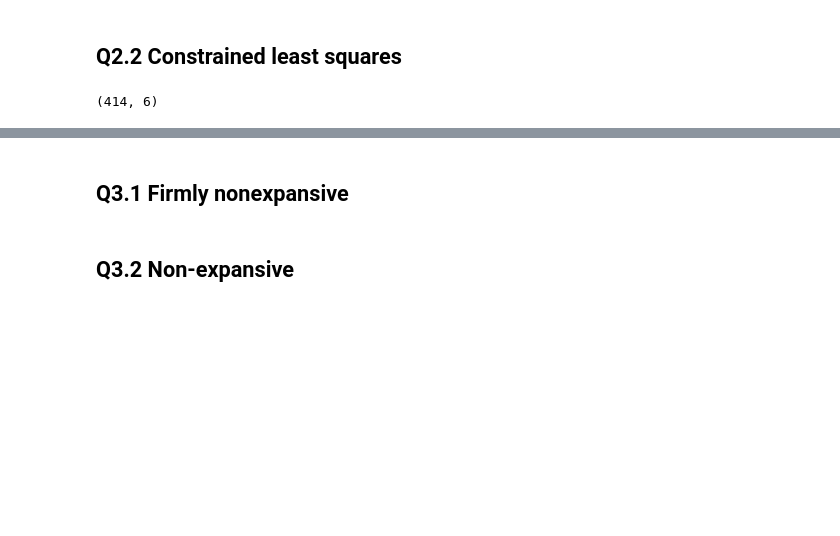
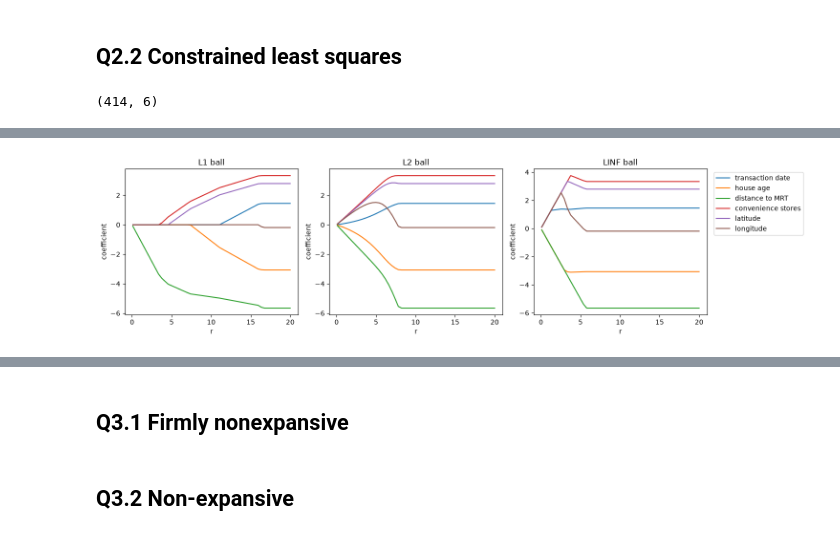
Before and after one commit to SimonC03/coding-playground, a Jupyter notebook: MPDSC/continuous-optimization/assignment3/assignment3_group3.ipynb, the cells around one changed output, grey strips where cells are left out. Drawn from its saved outputs; the diff is of its cells as text; code cells hidden in the pictures; blank space fills up the shorter version.

```diff
--- a/MPDSC/continuous-optimization/assignment3/assignment3_group3.ipynb
+++ b/MPDSC/continuous-optimization/assignment3/assignment3_group3.ipynb
@@ -178,5 +307,23 @@ def PGD(X, y, projection, r, step, T):
 # %%
 # (c) Trained coefficients vs the radius r for each constraint
+radii = np.linspace(0.1, 20, 50)
+features = ['transaction date', 'house age', 'distance to MRT', 'convenience stores', 'latitude', 'longitude']
+
+fig, axes = plt.subplots(1, 3, figsize=(15, 4))
+for ax, projection, name in zip(axes, projections, names):
+    thetas = []
+    for r in radii:
+        theta, mu, values = PGD(X_house, y_house, projection, r, step, T)
+        thetas.append(theta)
+    ax.plot(radii, thetas)
+    ax.set_title(name + ' ball')
+    ax.set_xlabel('r')
+    ax.set_ylabel('coefficient')
+axes[2].legend(features, bbox_to_anchor=(1.02, 1), loc='upper left')
+plt.tight_layout()
+plt.show()
+# %% [output]
+[figure, added]
 # %% [markdown]
 #### Report
 
```
Also changed, not shown: parts of 8 cells of this notebook.
